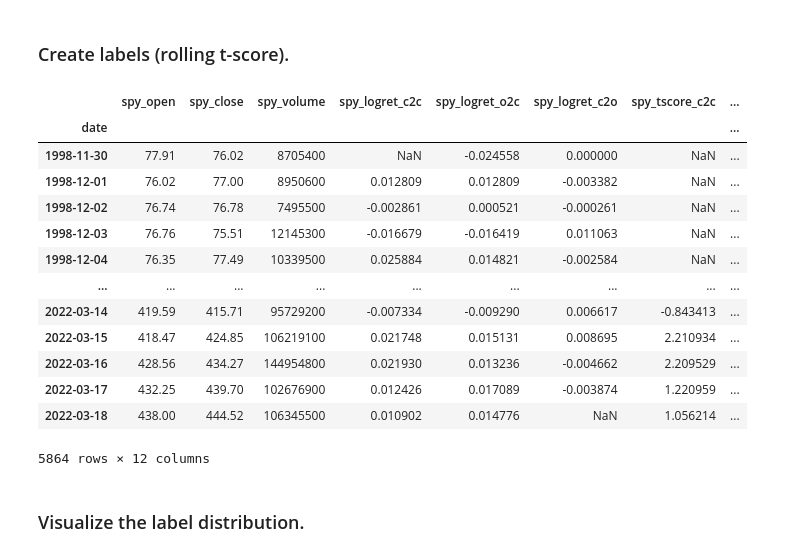
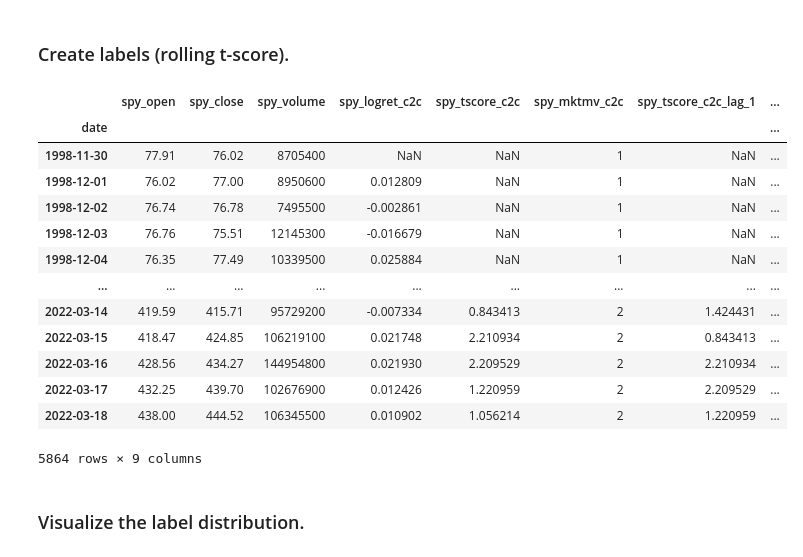
Before and after one commit to lioneltayyd/MADS-M2-estimating-news-impact-on-financial-market, a Jupyter notebook: source/notebooks/build_mktmv_regression.ipynb, the cells around one changed output. Cells and saved outputs as stored; diff of their text form; code cells hidden in the pictures.

```diff
--- a/source/notebooks/build_mktmv_regression.ipynb
+++ b/source/notebooks/build_mktmv_regression.ipynb
@@ -110,66 +109,54 @@ df_tickers
 # %%
 # Define the rolling window and min period.
 window_avg, window_std = 365, 365
 period_avg, period_std = 365, 365
 
 # Define market movement scale.
 mv_lo, mv_hi = 0.25, 0.75
 
 # Create labels for each ticker symbol.
 for tname in TICKER_TO_COLLECT:
 	tname = tname.lower()
 
-	# Compute the Log return of the ticker price.
+	# # Compute the log return of the ticker price.
 	df_tickers[f"{tname}_logret_c2c"] = np.log(df_tickers[f"{tname}_close"]) - np.log(df_tickers[f"{tname}_close"].shift(1))
-	df_tickers[f"{tname}_logret_o2c"] = np.log(df_tickers[f"{tname}_close"]) - np.log(df_tickers[f"{tname}_open"])
-	df_tickers[f"{tname}_logret_c2o"] = np.log(df_tickers[f"{tname}_open"].shift(-1)) - np.log(df_tickers[f"{tname}_close"])
+	# df_tickers[f"{tname}_logret_o2c"] = np.log(df_tickers[f"{tname}_close"]) - np.log(df_tickers[f"{tname}_open"])
+	# df_tickers[f"{tname}_logret_c2o"] = np.log(df_tickers[f"{tname}_open"].shift(-1)) - np.log(df_tickers[f"{tname}_close"])
 
-	# Compute the tscore for price change.
+	# Compute the tscore for price change. Ignore negative sign since we are interested in the movement, not direction.
 	logret_c2c_ravg = df_tickers[f"{tname}_logret_c2c"].rolling(window=window_avg, min_periods=period_avg, win_type=None).mean()
-	logret_o2c_ravg = df_tickers[f"{tname}_logret_o2c"].rolling(window=window_avg, min_periods=period_avg, win_type=None).mean()
-	logret_c2o_ravg = df_tickers[f"{tname}_logret_c2o"].rolling(window=window_avg, min_periods=period_avg, win_type=None).mean()
-
 	logret_c2c_rstd = df_tickers[f"{tname}_logret_c2c"].rolling(window=window_std, min_periods=period_std, win_type=None).std(ddof=1)
-	logret_o2c_rstd = df_tickers[f"{tname}_logret_o2c"].rolling(window=window_std, min_periods=period_std, win_type=None).std(ddof=1)
-	logret_c2o_rstd = df_tickers[f"{tname}_logret_c2o"].rolling(window=window_std, min_periods=period_std, win_type=None).std(ddof=1)
-
-	df_tickers[f"{tname}_tscore_c2c"] = (df_tickers[f"{tname}_logret_c2c"] - logret_c2c_ravg) / logret_c2c_rstd
-	df_tickers[f"{tname}_tscore_o2c"] = (df_tickers[f"{tname}_logret_o2c"] - logret_o2c_ravg) / logret_o2c_rstd
-	df_tickers[f"{tname}_tscore_c2o"] = (df_tickers[f"{tname}_logret_c2o"] - logret_c2o_ravg) / logret_c2o_rstd
+	df_tickers[f"{tname}_tscore_c2c"] = ((df_tickers[f"{tname}_logret_c2c"] - logret_c2c_ravg) / logret_c2c_rstd).abs()
 
 	# Define the market movement scale.
 	df_tickers[f"{tname}_mktmv_c2c"] = 1
-	df_tickers[f"{tname}_mktmv_o2c"] = 1
-	df_tickers[f"{tname}_mktmv_c2o"] = 1
+	df_tickers.loc[df_tickers[f"{tname}_tscore_c2c"] >= 0.75, f"{tname}_mktmv_c2c"] = 2
+	df_tickers.loc[df_tickers[f"{tname}_tscore_c2c"] <= 0.25, f"{tname}_mktmv_c2c"] = 0
 
-	df_tickers.loc[df_tickers[f"{tname}_tscore_c2c"] >= 0.75, f"{tname}_mktmv_c2c"] = 2
-	df_tickers.loc[df_tickers[f"{tname}_tscore_o2c"] >= 0.75, f"{tname}_mktmv_o2c"] = 2
-	df_tickers.loc[df_tickers[f"{tname}_tscore_c2o"] >= 0.75, f"{tname}_mktmv_c2o"] = 2
-
-	df_tickers.loc[df_tickers[f"{tname}_tscore_c2c"] <= 0.25, f"{tname}_mktmv_c2c"] = 0
-	df_tickers.loc[df_tickers[f"{tname}_tscore_o2c"] <= 0.25, f"{tname}_mktmv_o2c"] = 0
-	df_tickers.loc[df_tickers[f"{tname}_tscore_c2o"] <= 0.25, f"{tname}_mktmv_c2o"] = 0
+# Create autocorrsselated features for the past N days.
+for shift in range(1,4,1):
+	df_tickers[f"spy_tscore_c2c_lag_{shift}"] = df_tickers["spy_tscore_c2c"].shift(shift)
 
 # Lowercase the name.
 df_tickers.index.name = df_tickers.index.name.lower()
 
 # Preview.
 df_tickers
 # %% [output]
-|  | spy_open | spy_close | spy_volume | spy_logret_c2c | spy_logret_o2c | spy_logret_c2o | spy_tscore_c2c | ... |
+|  | spy_open | spy_close | spy_volume | spy_logret_c2c | spy_tscore_c2c | spy_mktmv_c2c | spy_tscore_c2c_lag_1 | ... |
 | date |  |  |  |  |  |  |  | ... |
-| 1998-11-30 | 77.91 | 76.02 | 8705400 | NaN | -0.024558 | 0.000000 | NaN | ... |
-| 1998-12-01 | 76.02 | 77.00 | 8950600 | 0.012809 | 0.012809 | -0.003382 | NaN | ... |
-| 1998-12-02 | 76.74 | 76.78 | 7495500 | -0.002861 | 0.000521 | -0.000261 | NaN | ... |
-| 1998-12-03 | 76.76 | 75.51 | 12145300 | -0.016679 | -0.016419 | 0.011063 | NaN | ... |
-| 1998-12-04 | 76.35 | 77.49 | 10339500 | 0.025884 | 0.014821 | -0.002584 | NaN | ... |
+| 1998-11-30 | 77.91 | 76.02 | 8705400 | NaN | NaN | 1 | NaN | ... |
+| 1998-12-01 | 76.02 | 77.00 | 8950600 | 0.012809 | NaN | 1 | NaN | ... |
+| 1998-12-02 | 76.74 | 76.78 | 7495500 | -0.002861 | NaN | 1 | NaN | ... |
+| 1998-12-03 | 76.76 | 75.51 | 12145300 | -0.016679 | NaN | 1 | NaN | ... |
+| 1998-12-04 | 76.35 | 77.49 | 10339500 | 0.025884 | NaN | 1 | NaN | ... |
 | ... | ... | ... | ... | ... | ... | ... | ... | ... |
-| 2022-03-14 | 419.59 | 415.71 | 95729200 | -0.007334 | -0.009290 | 0.006617 | -0.843413 | ... |
-| 2022-03-15 | 418.47 | 424.85 | 106219100 | 0.021748 | 0.015131 | 0.008695 | 2.210934 | ... |
-| 2022-03-16 | 428.56 | 434.27 | 144954800 | 0.021930 | 0.013236 | -0.004662 | 2.209529 | ... |
-| 2022-03-17 | 432.25 | 439.70 | 102676900 | 0.012426 | 0.017089 | -0.003874 | 1.220959 | ... |
-| 2022-03-18 | 438.00 | 444.52 | 106345500 | 0.010902 | 0.014776 | NaN | 1.056214 | ... |
+| 2022-03-14 | 419.59 | 415.71 | 95729200 | -0.007334 | 0.843413 | 2 | 1.424431 | ... |
+| 2022-03-15 | 418.47 | 424.85 | 106219100 | 0.021748 | 2.210934 | 2 | 0.843413 | ... |
+| 2022-03-16 | 428.56 | 434.27 | 144954800 | 0.021930 | 2.209529 | 2 | 2.210934 | ... |
+| 2022-03-17 | 432.25 | 439.70 | 102676900 | 0.012426 | 1.220959 | 2 | 2.209529 | ... |
+| 2022-03-18 | 438.00 | 444.52 | 106345500 | 0.010902 | 1.056214 | 2 | 1.220959 | ... |
-5864 rows × 12 columns
+5864 rows × 9 columns
 # %% [markdown]
 ### Visualize the label distribution.
 # %%
```
Also changed, not shown: parts of 32 cells of this notebook, 20 other files.
